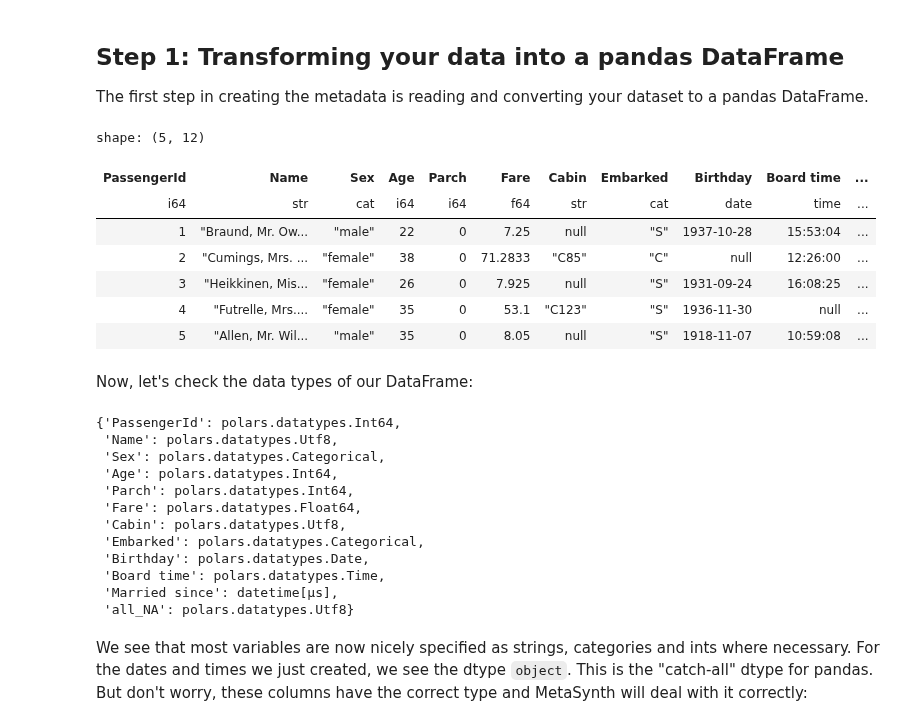
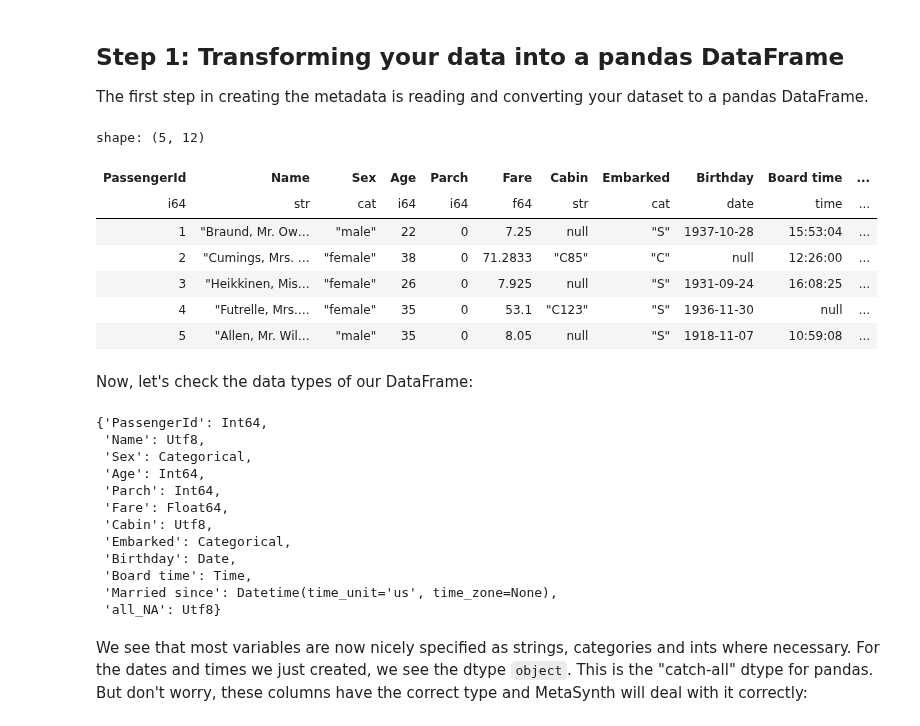
Before and after one commit to sodascience/metasyn, a Jupyter notebook: examples/advanced_tutorial.ipynb, the cells around one changed output. Drawn from its saved outputs; the diff is of its cells as text; code cells hidden in the pictures.

```diff
--- a/examples/advanced_tutorial.ipynb
+++ b/examples/advanced_tutorial.ipynb
@@ -18,36 +18,36 @@ from utils import get_demonstration_fp
 The first step in creating the metadata is reading and converting your dataset to a pandas DataFrame.
 # %%
 demonstration_fp = get_demonstration_fp()
-df = pl.read_csv(demonstration_fp, parse_dates=True, dtypes={
+df = pl.read_csv(demonstration_fp, try_parse_dates=True, dtypes={
     "Sex": pl.Categorical,
     "Embarked": pl.Categorical})
 df.head()
 # %% [output]
 shape: (5, 12)
 | PassengerId | Name | Sex | Age | Parch | Fare | Cabin | Embarked | Birthday | Board time | ... |
 | i64 | str | cat | i64 | i64 | f64 | str | cat | date | time | ... |
-| 1 | "Braund, Mr. Ow... | "male" | 22 | 0 | 7.25 | null | "S" | 1937-10-28 | 15:53:04 | ... |
-| 2 | "Cumings, Mrs. ... | "female" | 38 | 0 | 71.2833 | "C85" | "C" | null | 12:26:00 | ... |
-| 3 | "Heikkinen, Mis... | "female" | 26 | 0 | 7.925 | null | "S" | 1931-09-24 | 16:08:25 | ... |
-| 4 | "Futrelle, Mrs.... | "female" | 35 | 0 | 53.1 | "C123" | "S" | 1936-11-30 | null | ... |
-| 5 | "Allen, Mr. Wil... | "male" | 35 | 0 | 8.05 | null | "S" | 1918-11-07 | 10:59:08 | ... |
+| 1 | "Braund, Mr. Ow… | "male" | 22 | 0 | 7.25 | null | "S" | 1937-10-28 | 15:53:04 | ... |
+| 2 | "Cumings, Mrs. … | "female" | 38 | 0 | 71.2833 | "C85" | "C" | null | 12:26:00 | ... |
+| 3 | "Heikkinen, Mis… | "female" | 26 | 0 | 7.925 | null | "S" | 1931-09-24 | 16:08:25 | ... |
+| 4 | "Futrelle, Mrs.… | "female" | 35 | 0 | 53.1 | "C123" | "S" | 1936-11-30 | null | ... |
+| 5 | "Allen, Mr. Wil… | "male" | 35 | 0 | 8.05 | null | "S" | 1918-11-07 | 10:59:08 | ... |
 # %% [markdown]
 Now, let's check the data types of our DataFrame:
 # %%
 dict(zip(df.columns, df.dtypes))
 # %% [output]
-{'PassengerId': polars.datatypes.Int64,
- 'Name': polars.datatypes.Utf8,
- 'Sex': polars.datatypes.Categorical,
- 'Age': polars.datatypes.Int64,
- 'Parch': polars.datatypes.Int64,
- 'Fare': polars.datatypes.Float64,
- 'Cabin': polars.datatypes.Utf8,
- 'Embarked': polars.datatypes.Categorical,
- 'Birthday': polars.datatypes.Date,
- 'Board time': polars.datatypes.Time,
- 'Married since': datetime[μs],
- 'all_NA': polars.datatypes.Utf8}
+{'PassengerId': Int64,
+ 'Name': Utf8,
+ 'Sex': Categorical,
+ 'Age': Int64,
+ 'Parch': Int64,
+ 'Fare': Float64,
+ 'Cabin': Utf8,
+ 'Embarked': Categorical,
+ 'Birthday': Date,
+ 'Board time': Time,
+ 'Married since': Datetime(time_unit='us', time_zone=None),
+ 'all_NA': Utf8}
 # %% [markdown]
 We see that most variables are now nicely specified as strings, categories and ints where necessary. For the dates and times we just created, we see the dtype `object`. This is the "catch-all" dtype for pandas. But don't worry, these columns have the correct type and MetaSynth will deal with it correctly:
 # %%
```
Also changed, not shown: parts of 7 cells of this notebook, 5 other files.
